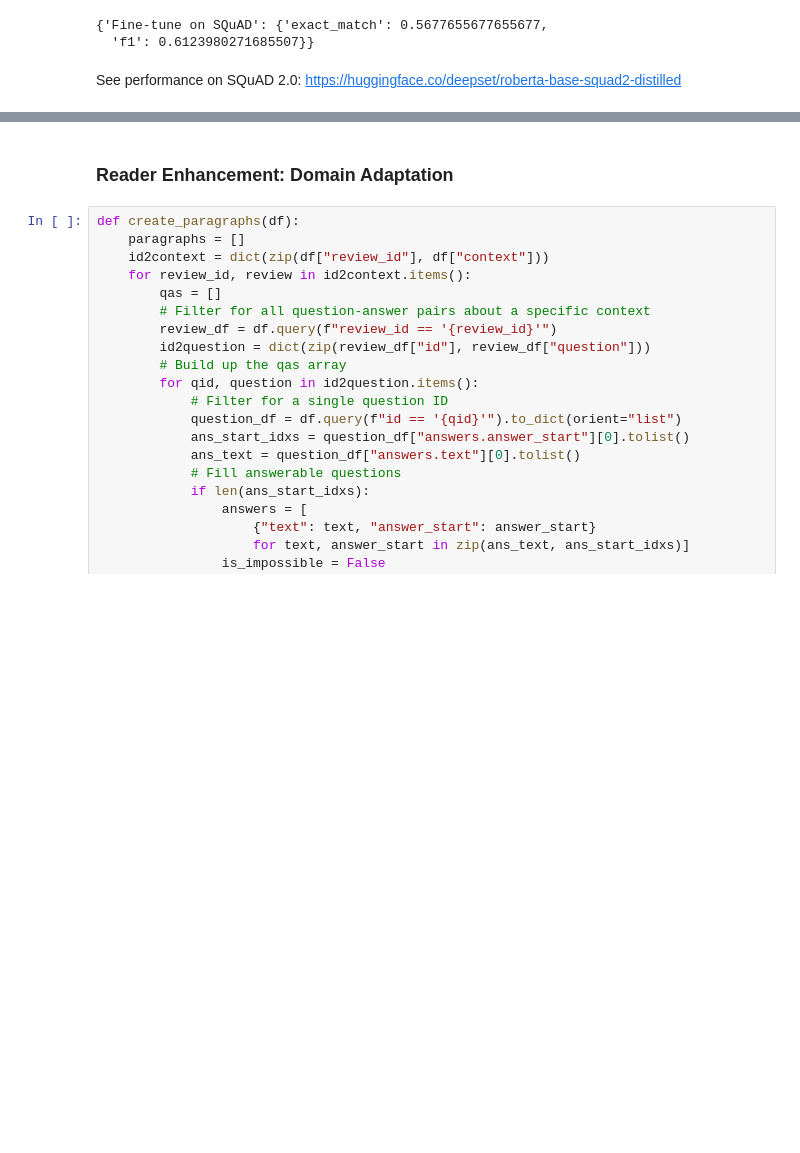
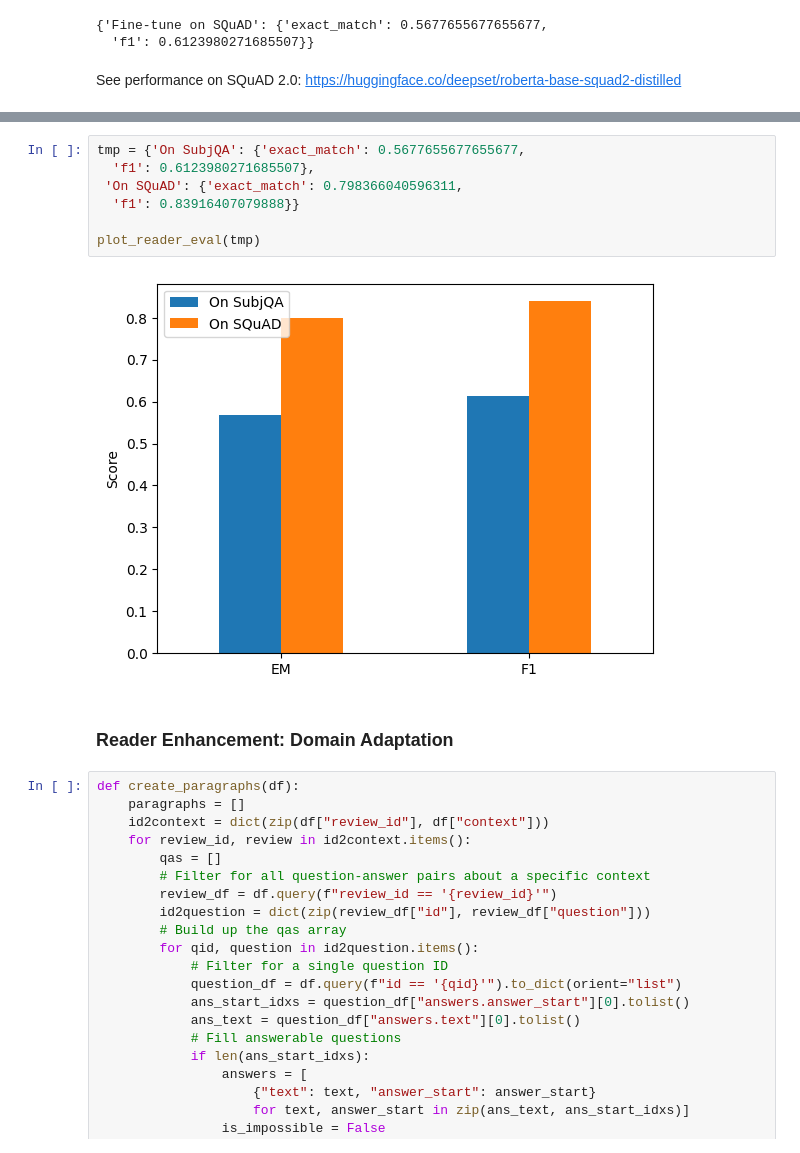
Before and after one commit to MarioAvolio/AI-Project, a Jupyter notebook: Question_Answering.ipynb, the cells around one changed output, grey strips where cells are left out. Saved outputs shown, nothing was run; the diff lists cells and outputs as text; blank space fills up the shorter version.

```diff
--- a/Question_Answering.ipynb
+++ b/Question_Answering.ipynb
@@ -926,3 +899,12 @@ plot_reader_eval(reader_eval)
+# %%
+tmp = {'On SubjQA': {'exact_match': 0.5677655677655677,
+  'f1': 0.6123980271685507},
+ 'On SQuAD': {'exact_match': 0.798366040596311,
+  'f1': 0.83916407079888}}
+
+plot_reader_eval(tmp)
+# %% [output]
+[figure, added]
 # %% [markdown]
 ### Reader Enhancement: Domain Adaptation
 # %%
```
Also changed, not shown: parts of 21 cells of this notebook.
